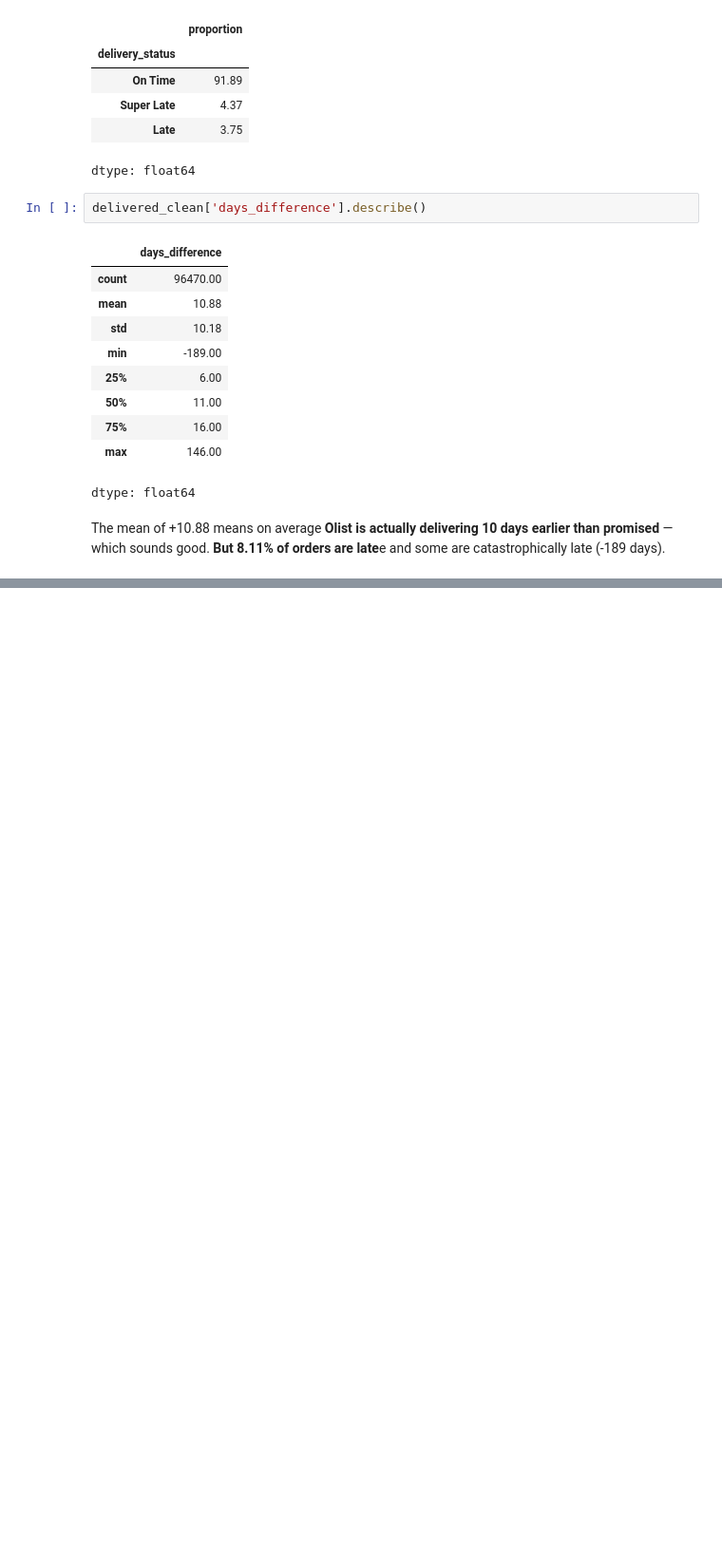
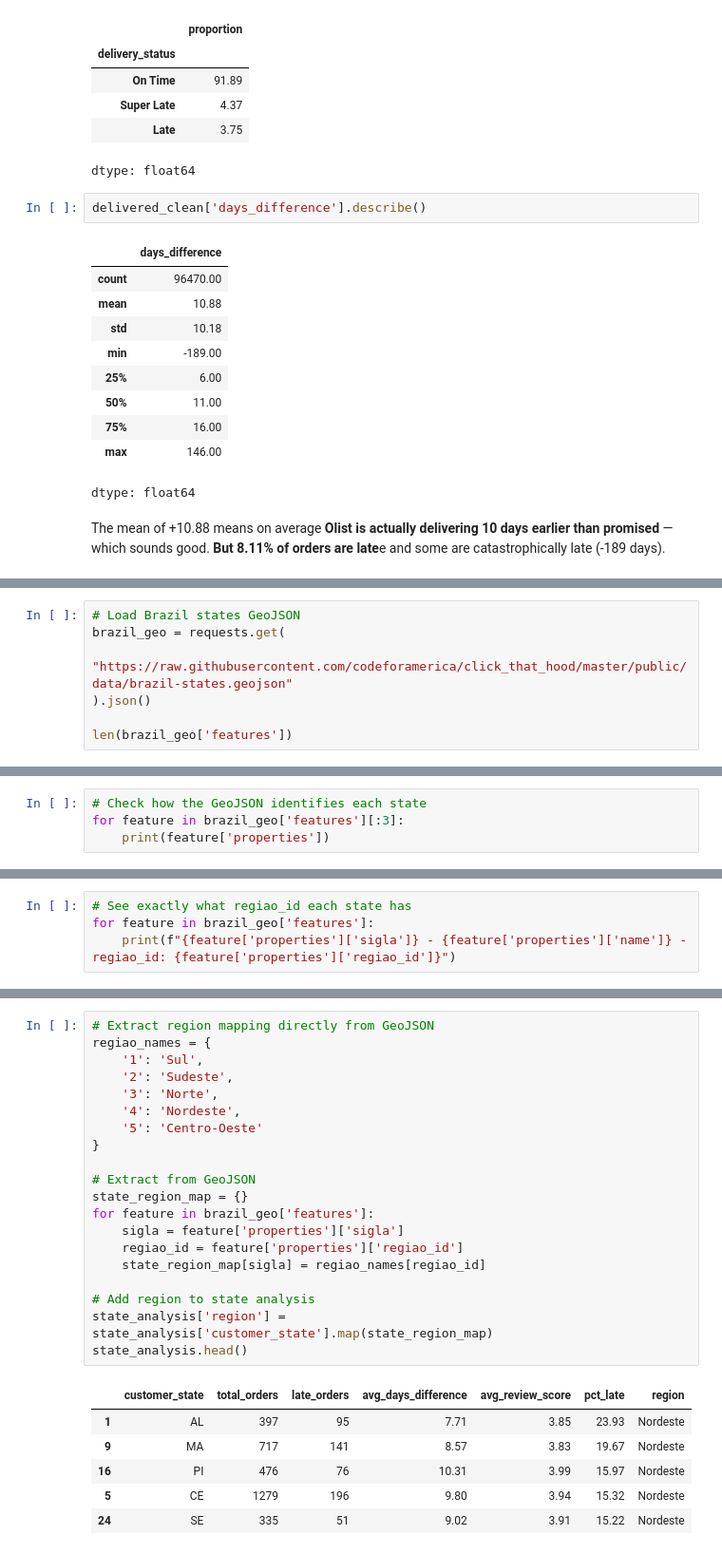
Before and after one commit to BBWorksB/AmaliTech-DEG-Project-based-challenges, a Jupyter notebook: data-engineering/Logistics-auditor/Amaliteh_DE_Logistic.ipynb, the cells around one changed output, grey strips where cells are left out. Shown at 95% size. Drawn from its saved outputs; the diff is of its cells as text; blank space fills up the shorter version.

```diff
--- a/data-engineering/Logistics-auditor/Amaliteh_DE_Logistic.ipynb
+++ b/data-engineering/Logistics-auditor/Amaliteh_DE_Logistic.ipynb
@@ -468,0 +585,7 @@ The mean of +10.88 means on average **Olist is actually delivering 10 days earli
+# %%
+# Load Brazil states GeoJSON
+brazil_geo = requests.get(
+    "https://raw.githubusercontent.com/codeforamerica/click_that_hood/master/public/data/brazil-states.geojson"
+).json()
+
+len(brazil_geo['features'])
@@ -468,0 +594,4 @@ The mean of +10.88 means on average **Olist is actually delivering 10 days earli
+# %%
+# Check how the GeoJSON identifies each state
+for feature in brazil_geo['features'][:3]:
+    print(feature['properties'])
@@ -468,0 +656,4 @@ The mean of +10.88 means on average **Olist is actually delivering 10 days earli
+# %%
+# See exactly what regiao_id each state has
+for feature in brazil_geo['features']:
+    print(f"{feature['properties']['sigla']} - {feature['properties']['name']} - regiao_id: {feature['properties']['regiao_id']}")
@@ -468,0 +678,27 @@ The mean of +10.88 means on average **Olist is actually delivering 10 days earli
+# %%
+# Extract region mapping directly from GeoJSON
+regiao_names = {
+    '1': 'Sul',
+    '2': 'Sudeste',
+    '3': 'Norte',
+    '4': 'Nordeste',
+    '5': 'Centro-Oeste'
+}
+
+# Extract from GeoJSON
+state_region_map = {}
+for feature in brazil_geo['features']:
+    sigla = feature['properties']['sigla']
+    regiao_id = feature['properties']['regiao_id']
+    state_region_map[sigla] = regiao_names[regiao_id]
+
+# Add region to state analysis
+state_analysis['region'] = state_analysis['customer_state'].map(state_region_map)
+state_analysis.head()
+# %% [output]
+|  | customer_state | total_orders | late_orders | avg_days_difference | avg_review_score | pct_late | region |
+| 1 | AL | 397 | 95 | 7.71 | 3.85 | 23.93 | Nordeste |
+| 9 | MA | 717 | 141 | 8.57 | 3.83 | 19.67 | Nordeste |
+| 16 | PI | 476 | 76 | 10.31 | 3.99 | 15.97 | Nordeste |
+| 5 | CE | 1279 | 196 | 9.80 | 3.94 | 15.32 | Nordeste |
+| 24 | SE | 335 | 51 | 9.02 | 3.91 | 15.22 | Nordeste |
```
Also changed, not shown: parts of 15 cells of this notebook.
